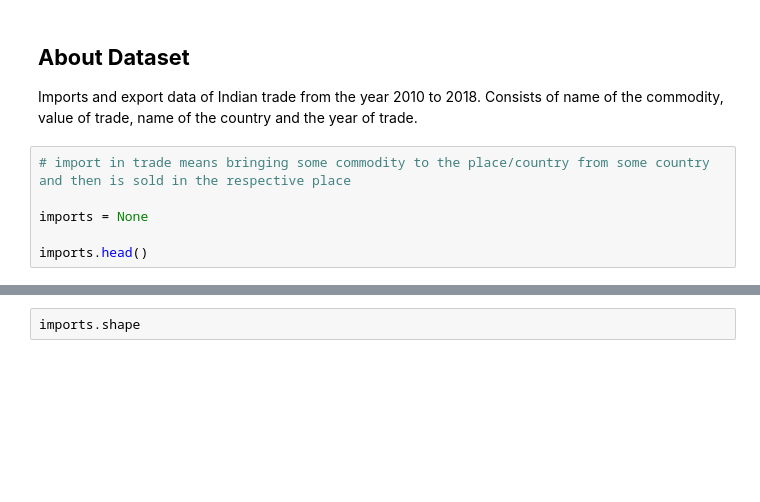
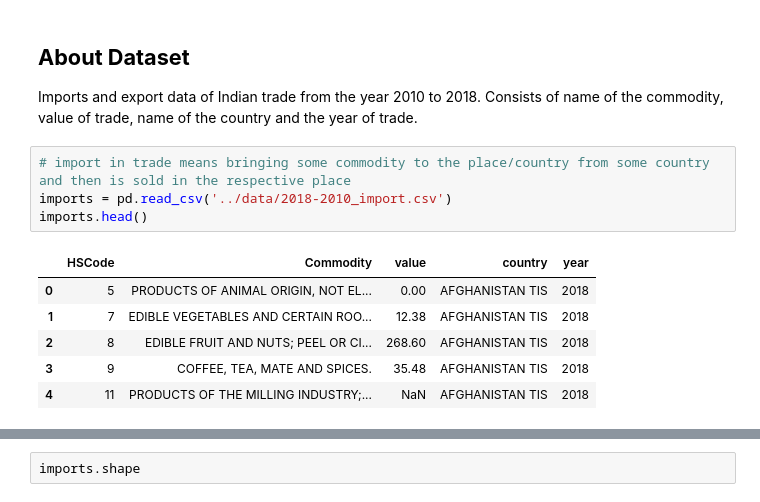
Before and after one commit to dvaghasiya766/AIML-WorkShop, a Jupyter notebook: NoteBook/Data_Analysis (Day1).ipynb, the cells around one changed output, grey strips where cells are left out. Drawn from its saved outputs; the diff is of its cells as text; blank space fills up the shorter version.

```diff
--- a/NoteBook/Data_Analysis (Day1).ipynb
+++ b/NoteBook/Data_Analysis (Day1).ipynb
@@ -531,9 +631,14 @@ import pandas as pd
 Imports and export data of Indian trade from the year 2010 to 2018. Consists of name of the commodity, value of trade, name of the country and the year of trade.
 # %%
 # import in trade means bringing some commodity to the place/country from some country and then is sold in the respective place
-
-imports = None
-
+imports = pd.read_csv('../data/2018-2010_import.csv')
 imports.head()
+# %% [output]
+|  | HSCode | Commodity | value | country | year |
+| 0 | 5 | PRODUCTS OF ANIMAL ORIGIN, NOT EL... | 0.00 | AFGHANISTAN TIS | 2018 |
+| 1 | 7 | EDIBLE VEGETABLES AND CERTAIN ROO... | 12.38 | AFGHANISTAN TIS | 2018 |
+| 2 | 8 | EDIBLE FRUIT AND NUTS; PEEL OR CI... | 268.60 | AFGHANISTAN TIS | 2018 |
+| 3 | 9 | COFFEE, TEA, MATE AND SPICES. | 35.48 | AFGHANISTAN TIS | 2018 |
+| 4 | 11 | PRODUCTS OF THE MILLING INDUSTRY;... | NaN | AFGHANISTAN TIS | 2018 |
 # %%
 # export in trade means selling some commodity to other country for sale
```
Also changed, not shown: parts of 15 cells of this notebook.
